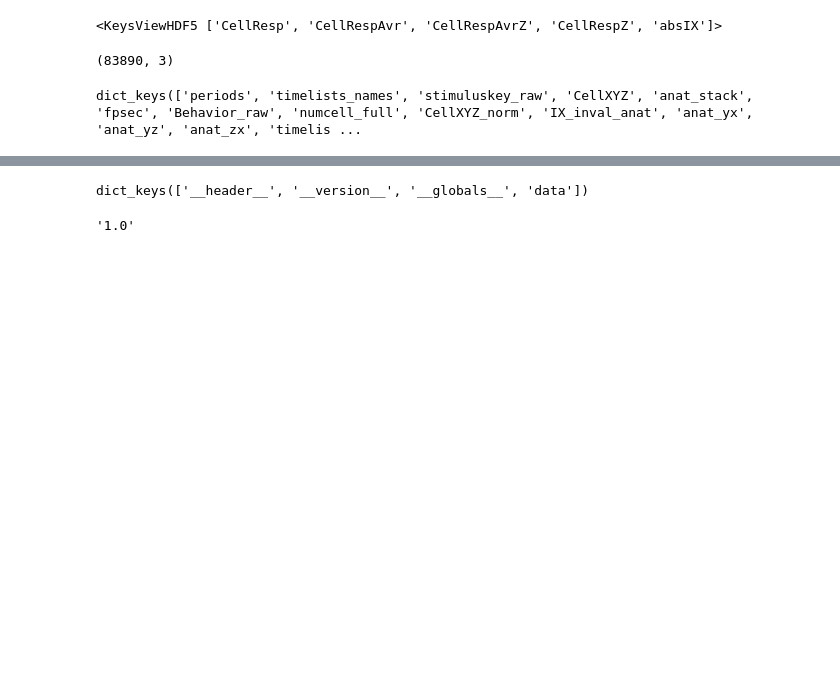
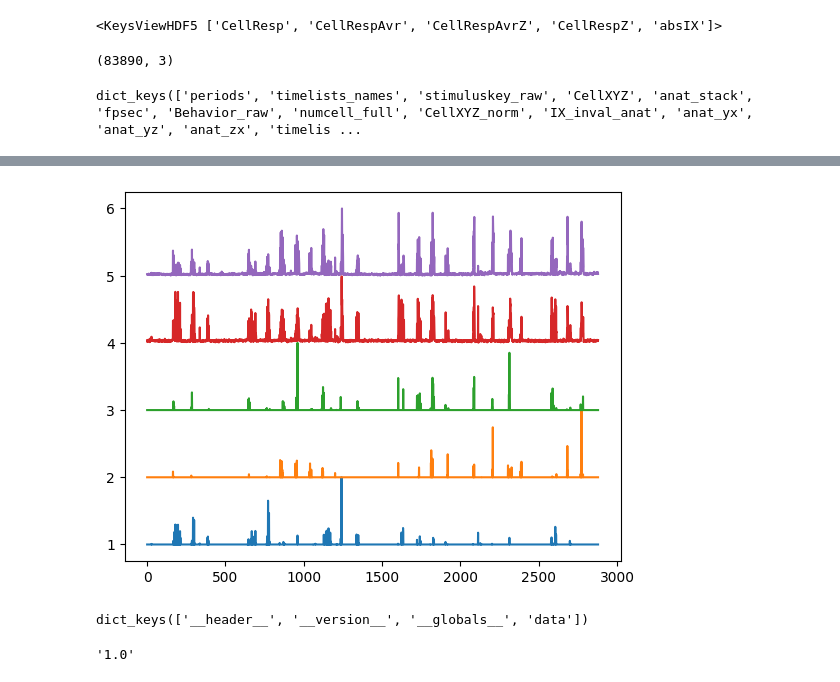
Before and after one commit to duutabib/local-gaucamole, a Jupyter notebook: notebooks/robustSigs/scratch0.ipynb, the cells around one changed output, grey strips where cells are left out. Saved outputs shown, nothing was run; the diff lists cells and outputs as text; code cells hidden in the pictures; blank space fills up the shorter version.

```diff
--- a/notebooks/robustSigs/scratch0.ipynb
+++ b/notebooks/robustSigs/scratch0.ipynb
@@ -40,0 +63,5 @@ dict_keys(['periods', 'timelists_names', 'stimuluskey_raw', 'CellXYZ', 'anat_sta
+# %%
+for i in range(5):
+    plt.plot(d1['data']['Behavior_full'][i, ] + 1 +i  )
+# %% [output]
+[figure, added]
```
Also changed, not shown: parts of 7 cells of this notebook.
